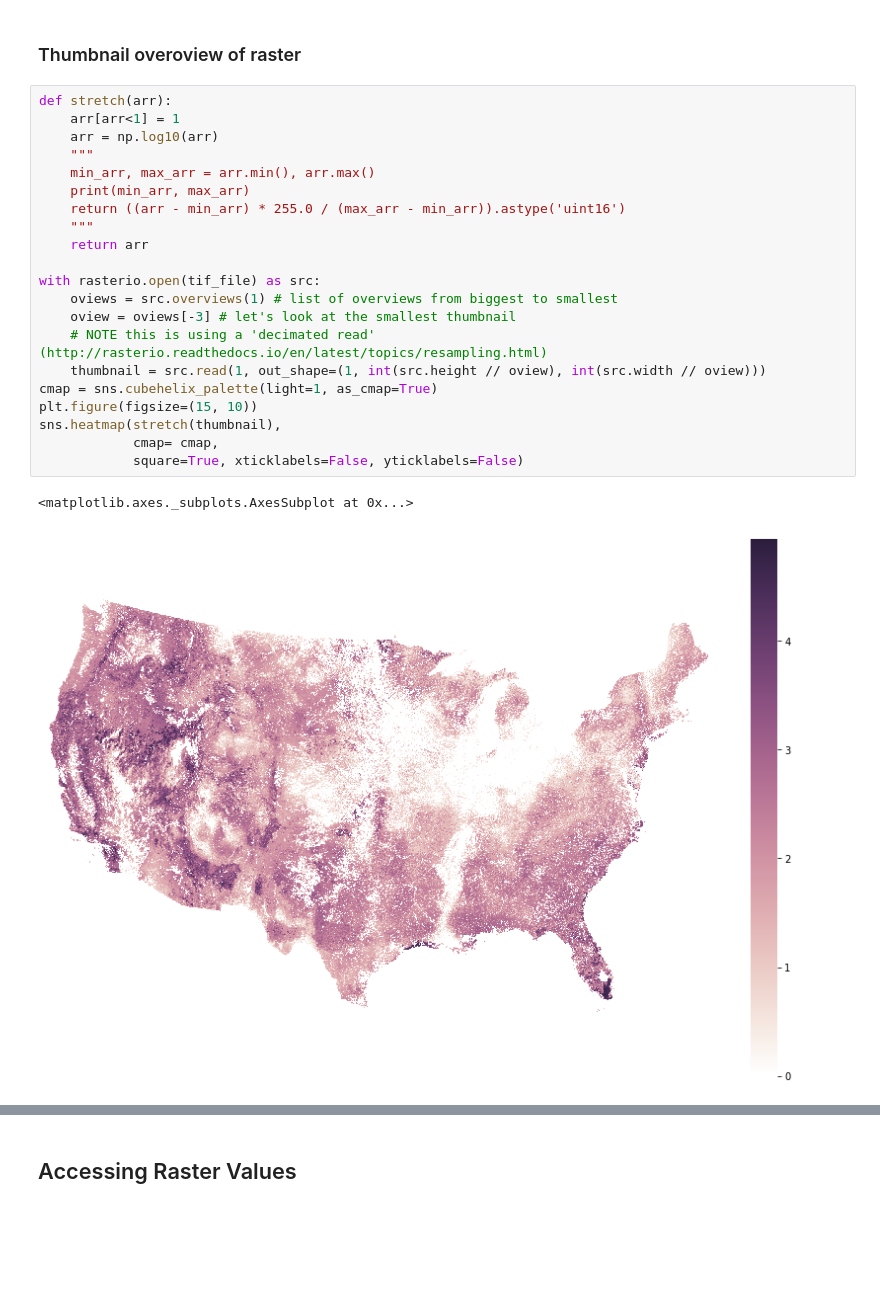
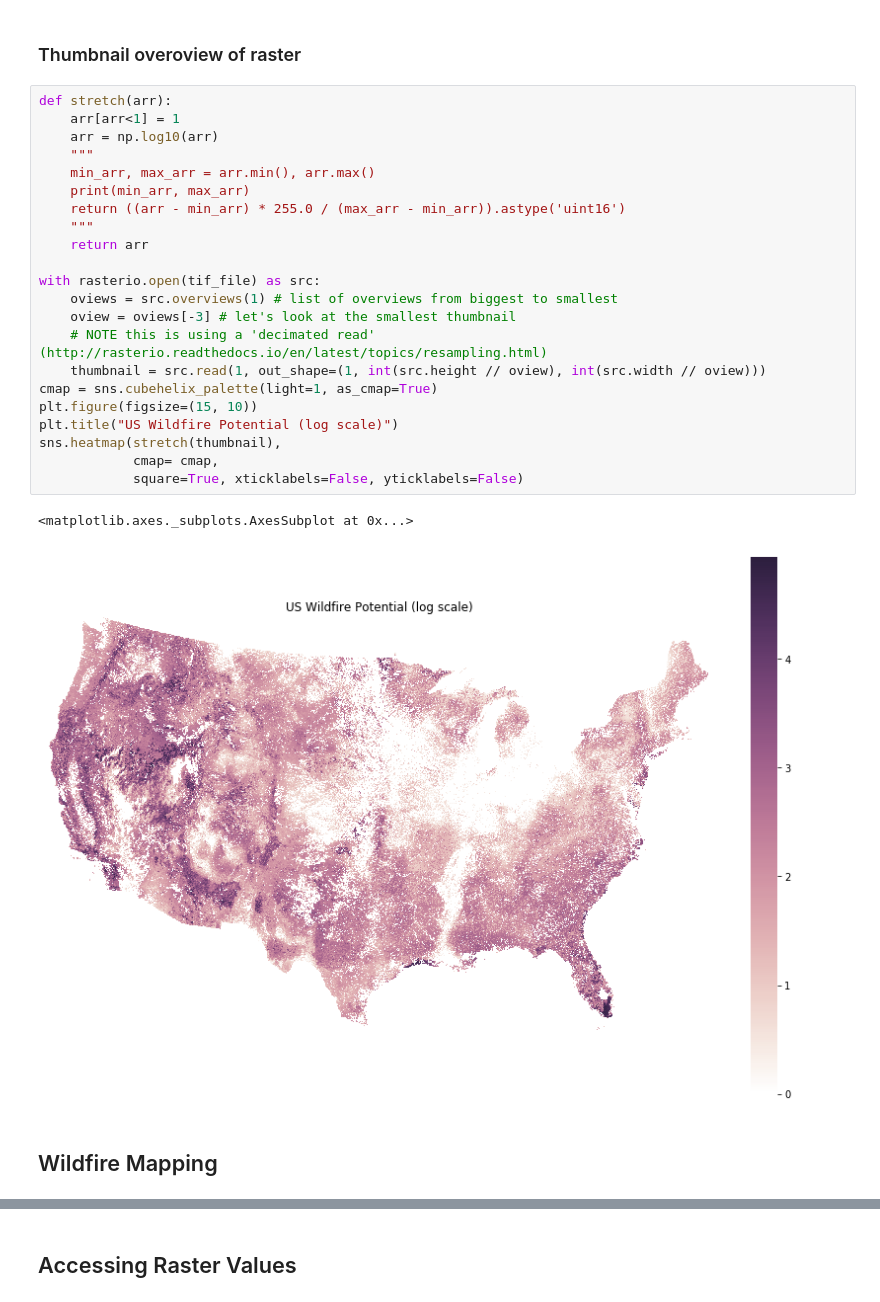
Before and after one commit to jkAtGitHub/Hazard-Map-Data-Access, a Jupyter notebook: Hazard Maps.ipynb, the cells around one changed output, grey strips where cells are left out. Saved outputs shown, nothing was run; the diff lists cells and outputs as text; blank space fills up the shorter version.

```diff
--- a/Hazard Maps.ipynb
+++ b/Hazard Maps.ipynb
@@ -138,24 +167,27 @@ tif_file = "Hazard-Data/whp2018_cnt.tif"
 # %%
 def stretch(arr):
     arr[arr<1] = 1
     arr = np.log10(arr)
     """
     min_arr, max_arr = arr.min(), arr.max()
     print(min_arr, max_arr)
     return ((arr - min_arr) * 255.0 / (max_arr - min_arr)).astype('uint16')
     """
     return arr
 
 with rasterio.open(tif_file) as src:
     oviews = src.overviews(1) # list of overviews from biggest to smallest
     oview = oviews[-3] # let's look at the smallest thumbnail
     # NOTE this is using a 'decimated read' (http://rasterio.readthedocs.io/en/latest/topics/resampling.html)
     thumbnail = src.read(1, out_shape=(1, int(src.height // oview), int(src.width // oview)))
 cmap = sns.cubehelix_palette(light=1, as_cmap=True)
 plt.figure(figsize=(15, 10))
+plt.title("US Wildfire Potential (log scale)")
 sns.heatmap(stretch(thumbnail),
             cmap= cmap,
             square=True, xticklabels=False, yticklabels=False)
 # %% [output]
 <matplotlib.axes._subplots.AxesSubplot at 0x...>
-[figure, old version]
+[figure, new version]
+# %% [markdown]
+## Wildfire Mapping
```
Also changed, not shown: parts of 28 cells of this notebook.
